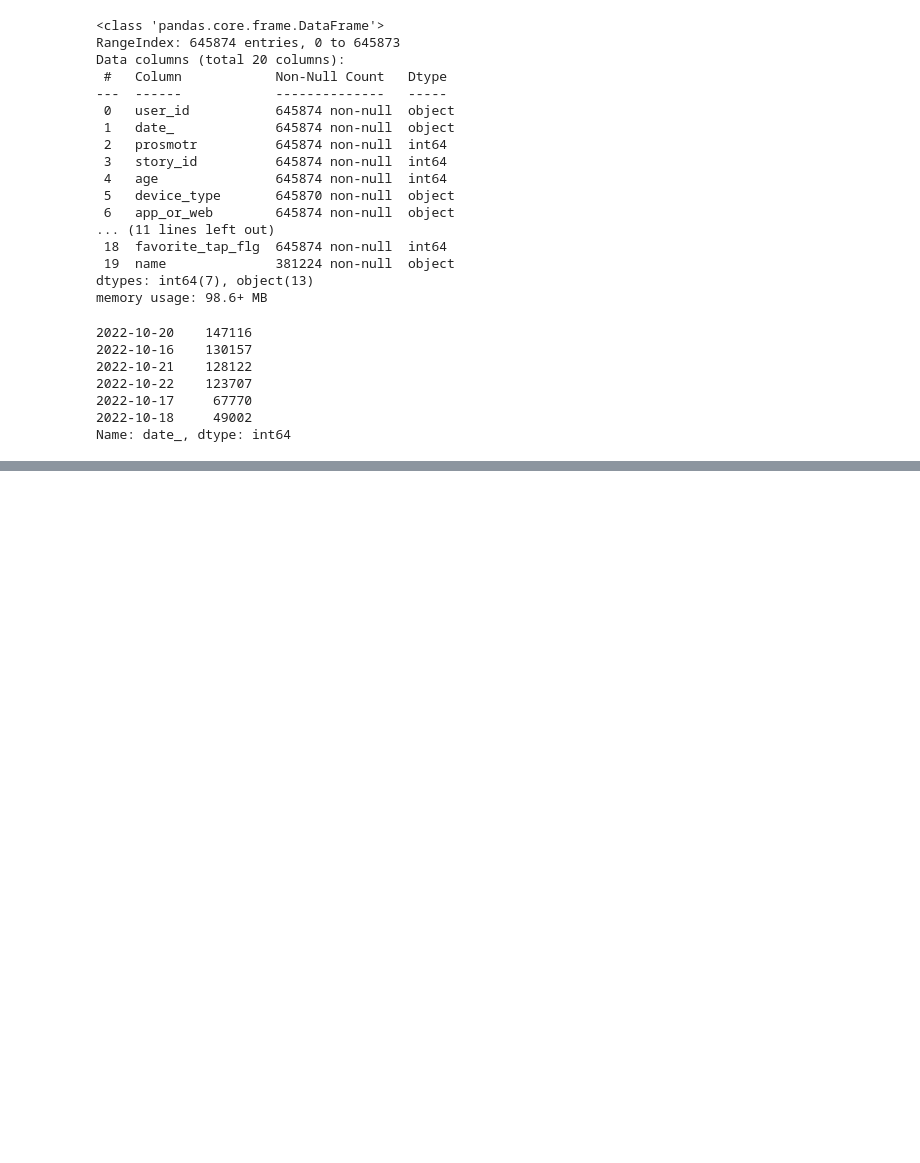
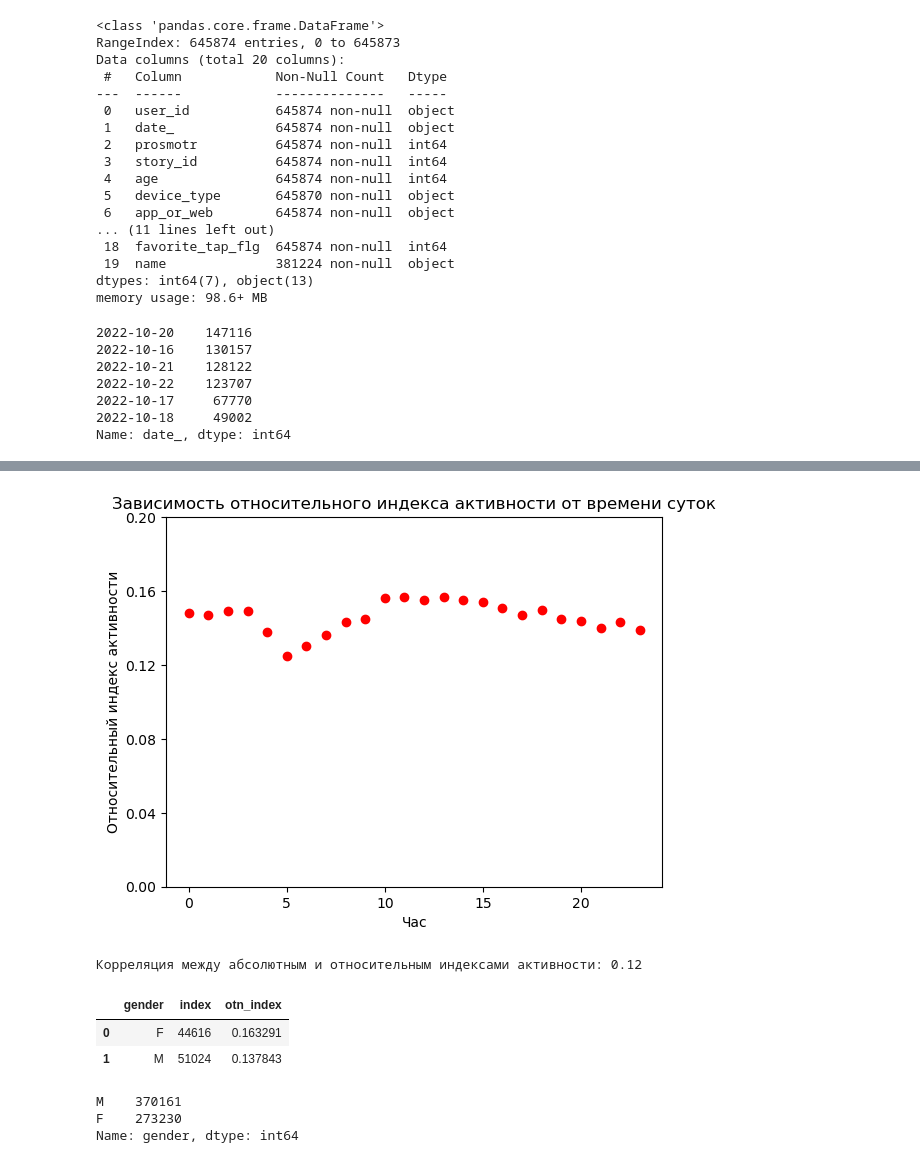
Before and after one commit to VlanAni/DANO-project, a Jupyter notebook: Untitled1.ipynb, the cells around one changed output, grey strips where cells are left out. Saved outputs shown, nothing was run; the diff lists cells and outputs as text; code cells hidden in the pictures; blank space fills up the shorter version.

```diff
--- a/Untitled1.ipynb
+++ b/Untitled1.ipynb
@@ -157,0 +191,14 @@ print('Корреляция между часом и средним индекс
+# %%
+#график по относительному индексу активности
+plt.scatter(x=hours_act['user_hour'], y=hours_act['otn_index'], color='red')
+plt.yticks([0, 0.04, 0.08, 0.12, 0.16, 0.2])
+plt.title('Зависимость относительного индекса активности от времени суток')
+plt.xlabel('Час')
+plt.ylabel('Относительный индекс активности')
+plt.show()
+# %% [output]
+[figure, added]
+# %%
+print('Корреляция между абсолютным и относительным индексами активности:', round(np.corrcoef(list(hours_act.index), list(hours_act.otn_index))[0][1], 2))
+# %% [output]
+Корреляция между абсолютным и относительным индексами активности: 0.12
@@ -157,0 +208,17 @@ print('Корреляция между часом и средним индекс
+# %%
+gender_act = data.groupby('gender', as_index=False).agg({'index': 'sum'})
+gender_counts = data.gender.value_counts()
+gender_act['otn_index'] = [0] * gender_act.shape[0]
+for i in range(gender_act.shape[0]):
+    gender_act.iloc[i, 2] += gender_act.iloc[i, 1] / gender_counts[gender_act.iloc[i, 0]]
+gender_act
+# %% [output]
+|  | gender | index | otn_index |
+| 0 | F | 44616 | 0.163291 |
+| 1 | M | 51024 | 0.137843 |
+# %%
+gender_counts
+# %% [output]
+M    370161
+F    273230
+Name: gender, dtype: int64
```
Also changed, not shown: parts of 32 cells of this notebook.
